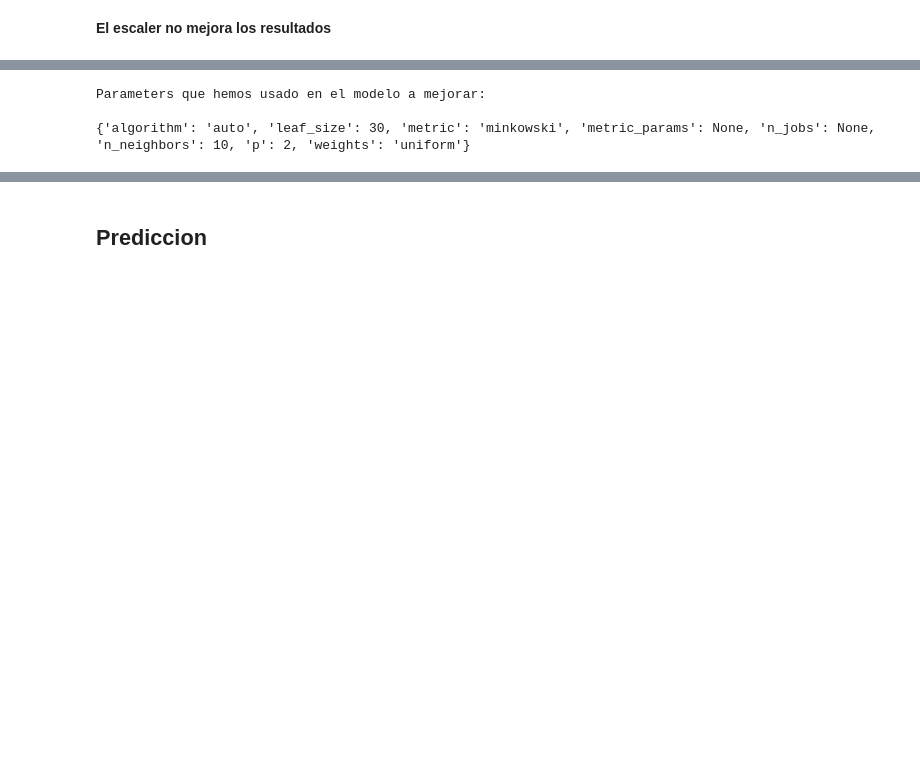
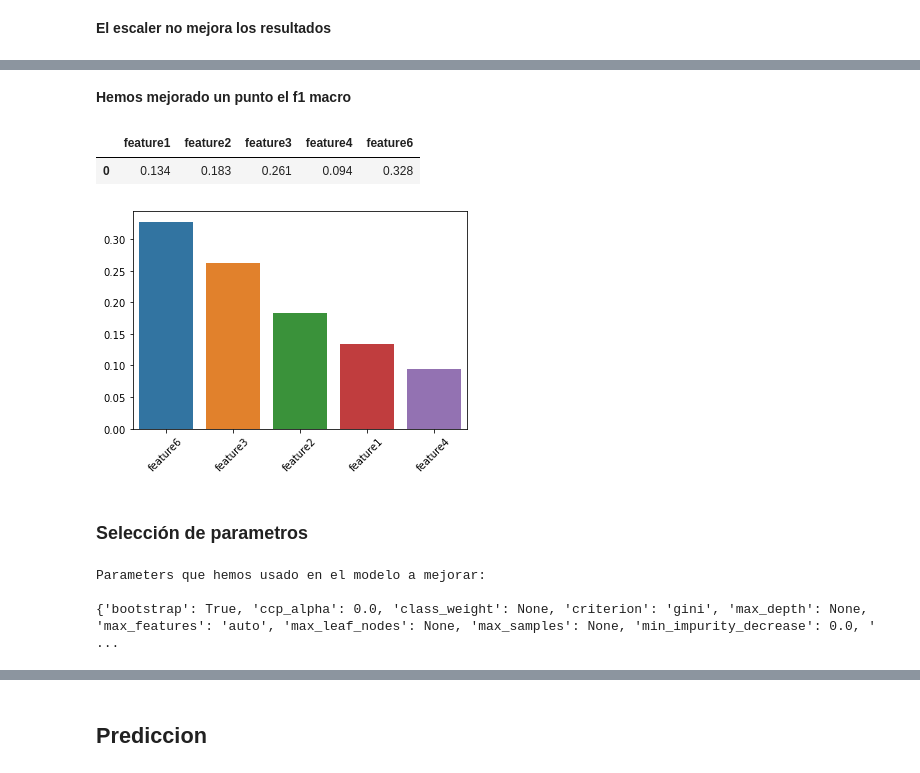
Before and after one commit to paulagual/j2d22-hackathon, a Jupyter notebook: preprocesing-and-modeling.ipynb, the cells around one changed output, grey strips where cells are left out. Cells and saved outputs as stored; diff of their text form; code cells hidden in the pictures; blank space fills up the shorter version.

```diff
--- a/preprocesing-and-modeling.ipynb
+++ b/preprocesing-and-modeling.ipynb
@@ -714 +646,3 @@ knn10.score(X_test, y_test)
+# %%
+features = X.columns
 # %% [markdown]
@@ -716,9 +690,27 @@ knn10.score(X_test, y_test)
+# %% [markdown]
+**Hemos mejorado un punto el f1 macro**
+# %%
+fi = pd.DataFrame([rf.feature_importances_],columns=features)
+fi
+# %% [output]
+|  | feature1 | feature2 | feature3 | feature4 | feature6 |
+| 0 | 0.134 | 0.183 | 0.261 | 0.094 | 0.328 |
+# %%
+fi = fi[['feature6','feature3','feature2', 'feature1','feature4']]
+# %%
+_ = sns.barplot(data=fi)
+plt.xticks(rotation=45)
+plt.show()
+# %% [output]
+[figure, added]
+# %% [markdown]
+### Selección de parametros
 # %%
 print('Parameters que hemos usado en el modelo a mejorar:\n')
-print(knn10.get_params())
+print(rf.get_params())
 # %% [output]
 Parameters que hemos usado en el modelo a mejorar:
 
-{'algorithm': 'auto', 'leaf_size': 30, 'metric': 'minkowski', 'metric_params': None, 'n_jobs': None, 'n_neighbors': 10, 'p': 2, 'weights': 'uniform'}
+{'bootstrap': True, 'ccp_alpha': 0.0, 'class_weight': None, 'criterion': 'gini', 'max_depth': None, 'max_features': 'auto', 'max_leaf_nodes': None, 'max_samples': None, 'min_impurity_decrease': 0.0, ' ...
 # %%
 param_grid = {
```
Also changed, not shown: parts of 136 cells of this notebook, 4 other files.
